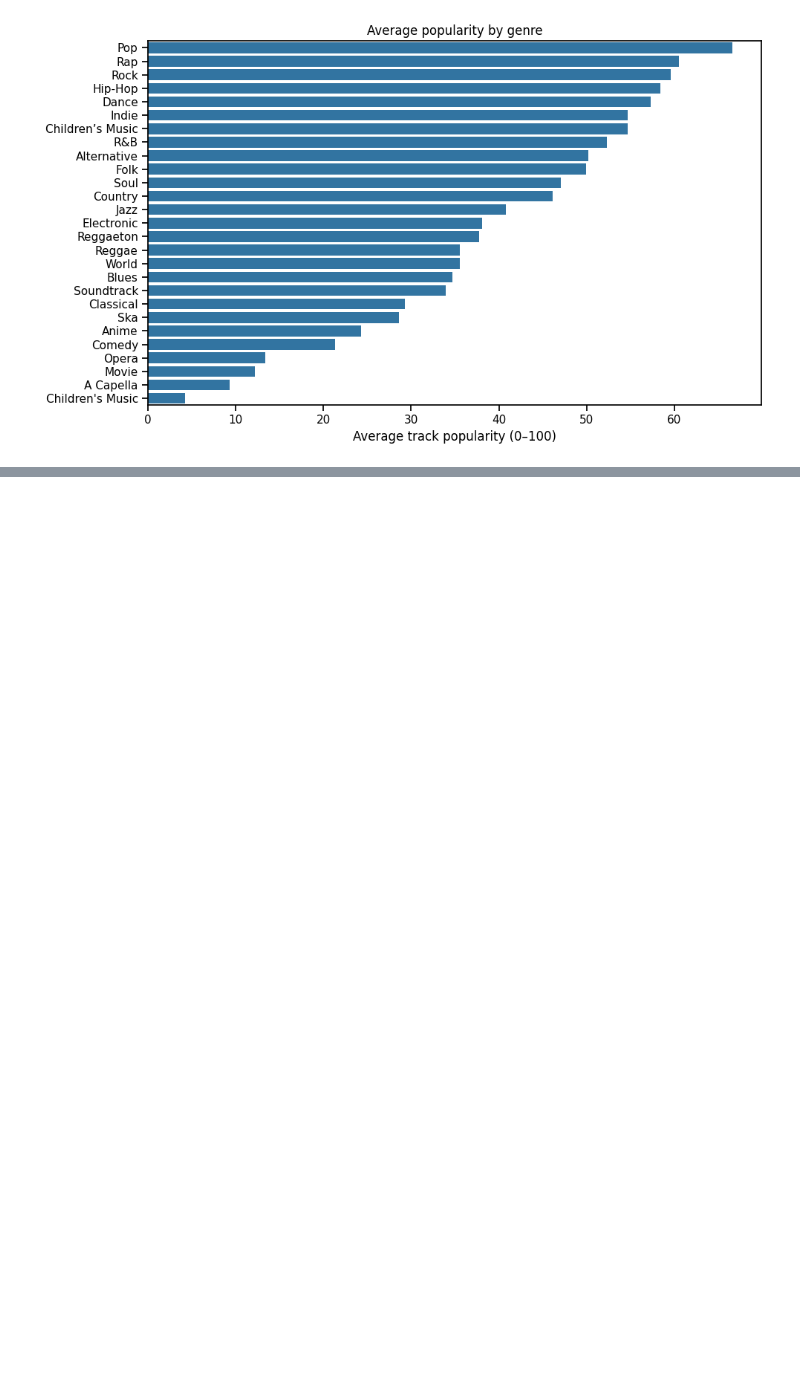
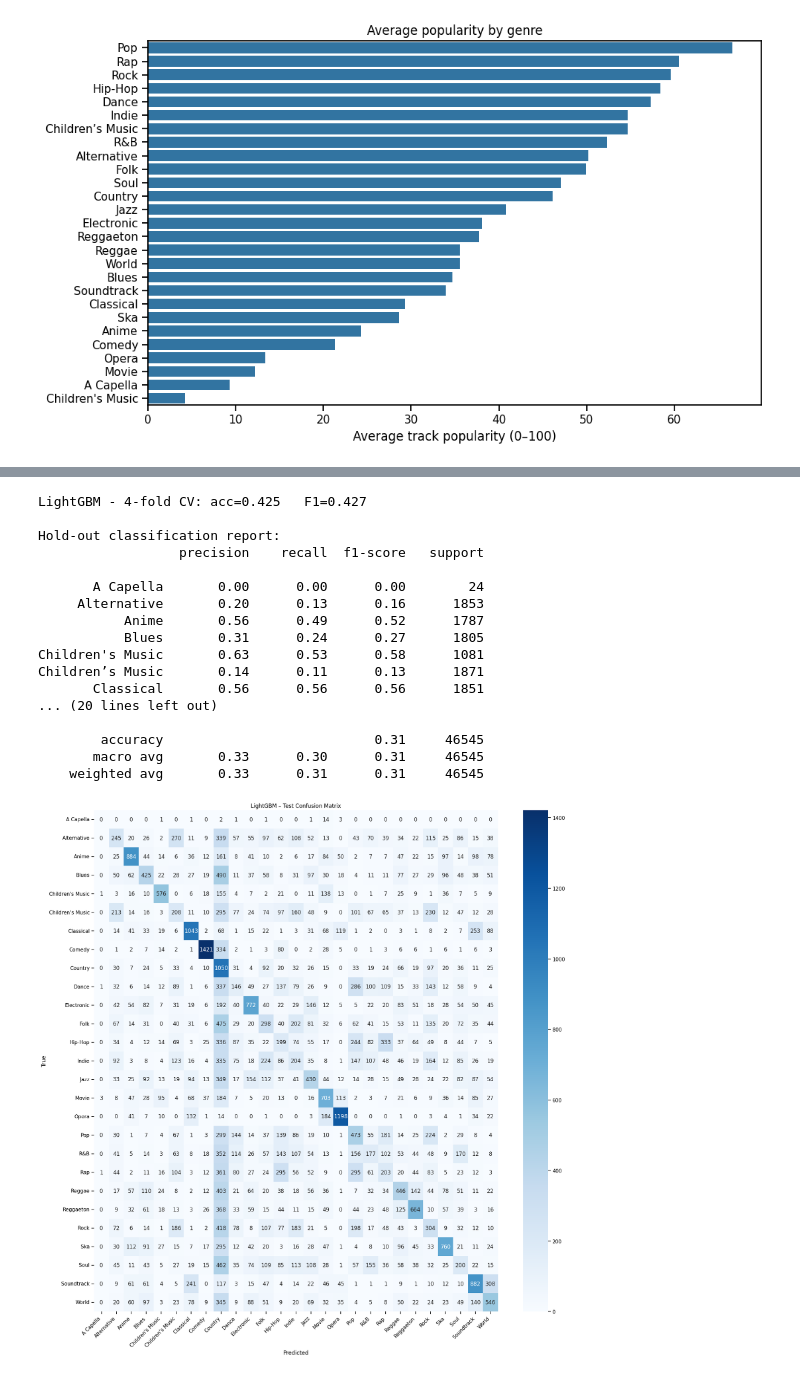
Before and after one commit to Matankl/Spotify_DataSetAnalysis, a Jupyter notebook: SpotifyDataSetBreakdown.ipynb, the cells around one changed output, grey strips where cells are left out. Cells and saved outputs as stored; diff of their text form; code cells hidden in the pictures; blank space fills up the shorter version.

```diff
--- a/SpotifyDataSetBreakdown.ipynb
+++ b/SpotifyDataSetBreakdown.ipynb
@@ -561,0 +555,39 @@ Children’s Music       0.03      0.03      0.03      1871
+# %%
+# -------------------------------------------------------------------
+# 5. EXTRA learner of my choice  – Gradient Boosting (LightGBM)
+# -------------------------------------------------------------------
+lgbm_pipe = Pipeline(steps=[
+    ("prep", preprocessor),
+    ("clf",  LGBMClassifier(
+        n_estimators=600,
+        num_leaves=64,
+        learning_rate=0.05,
+        subsample=0.9,
+        colsample_bytree=0.9,
+        verbose=-1,                # suppress LightGBM training output
+        random_state=42))
+])
+
+lgbm_model = evaluate(lgbm_pipe, "LightGBM")
+
+#LightGBM algorithm explained | Lightgbm vs xgboost | lightGBM regression| LightGBM model
+#https://www.youtube.com/watch?v=9uxWzeLglr0
+# %% [output]
+LightGBM - 4-fold CV: acc=0.425   F1=0.427
+
+Hold-out classification report:
+                  precision    recall  f1-score   support
+
+       A Capella       0.00      0.00      0.00        24
+     Alternative       0.20      0.13      0.16      1853
+           Anime       0.56      0.49      0.52      1787
+           Blues       0.31      0.24      0.27      1805
+Children's Music       0.63      0.53      0.58      1081
+Children’s Music       0.14      0.11      0.13      1871
+       Classical       0.56      0.56      0.56      1851
+... (20 lines left out)
+
+        accuracy                           0.31     46545
+       macro avg       0.33      0.30      0.31     46545
+    weighted avg       0.33      0.31      0.31     46545
+[figure, added]
```
Also changed, not shown: parts of 16 cells of this notebook.
